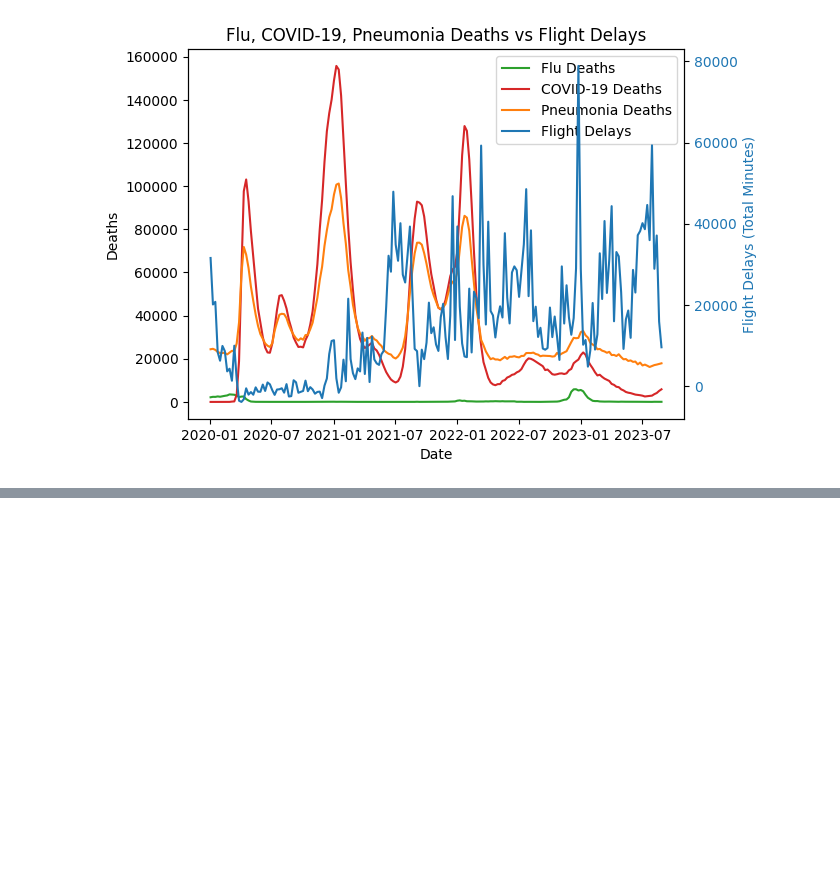
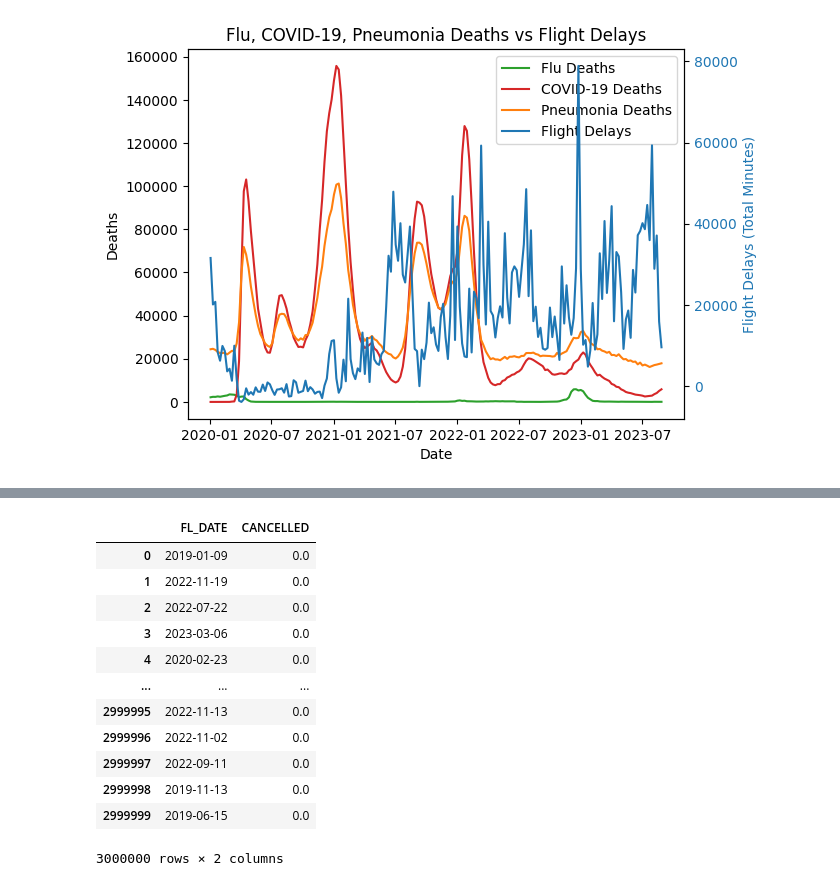
Before and after one commit to kensho-pilkey/CDC, a Jupyter notebook: kensho.ipynb, the cells around one changed output, grey strips where cells are left out. Saved outputs shown, nothing was run; the diff lists cells and outputs as text; code cells hidden in the pictures; blank space fills up the shorter version.

```diff
--- a/kensho.ipynb
+++ b/kensho.ipynb
@@ -339,0 +359,37 @@ plt.show()
+# %%
+from datetime import datetime
+
+# Assuming 'df' is your original DataFrame
+cols2del = list(range(1, 20)) + list(range(21, 32))
+df2 = df.drop(df.columns[cols2del], axis=1)
+
+# Convert 'FL_DATE' column to datetime with the correct format
+df2['FL_DATE'] = pd.to_datetime(df2['FL_DATE'], format='%Y-%m-%d', errors='coerce')
+
+# Verify if the conversion was successful
+if df2['FL_DATE'].isnull().any():
+    print("Some dates couldn't be converted. Please check the 'FL_DATE' column for inconsistencies.")
+
+# Define start and end dates
+start_date = datetime(2019, 12, 29)
+end_date = datetime(2023, 10, 28)
+
+# Filter the DataFrame based on 'FL_DATE'
+filtered_data = df2[(df2['FL_DATE'] >= start_date) & (df2['FL_DATE'] <= end_date)]
+# %%
+filtered_data
+df2
+# %% [output]
+|  | FL_DATE | CANCELLED |
+| 0 | 2019-01-09 | 0.0 |
+| 1 | 2022-11-19 | 0.0 |
+| 2 | 2022-07-22 | 0.0 |
+| 3 | 2023-03-06 | 0.0 |
+| 4 | 2020-02-23 | 0.0 |
+| ... | ... | ... |
+| 2999995 | 2022-11-13 | 0.0 |
+| 2999996 | 2022-11-02 | 0.0 |
+| 2999997 | 2022-09-11 | 0.0 |
+| 2999998 | 2019-11-13 | 0.0 |
+| 2999999 | 2019-06-15 | 0.0 |
+3000000 rows × 2 columns
```
Also changed, not shown: parts of 6 cells of this notebook, 1 other file.
